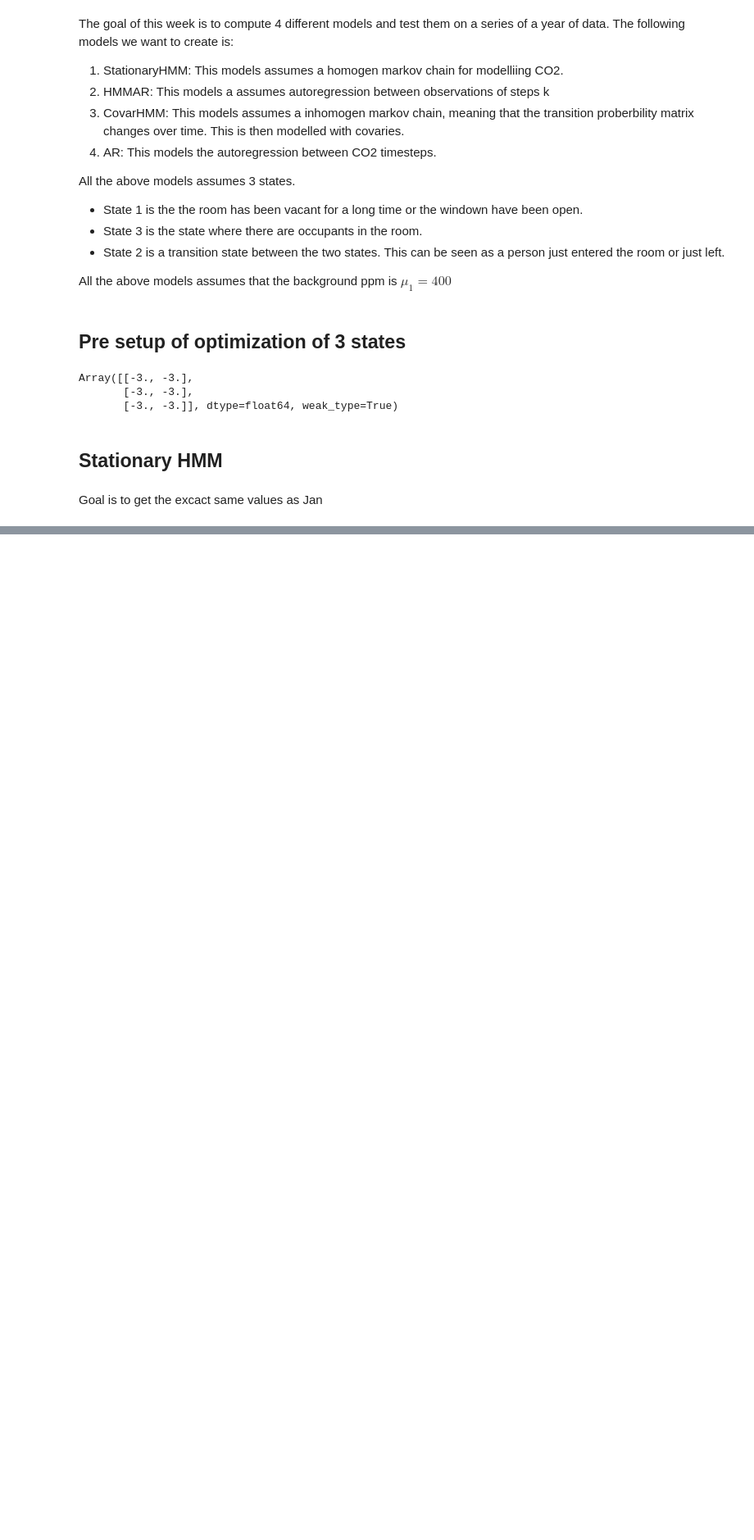
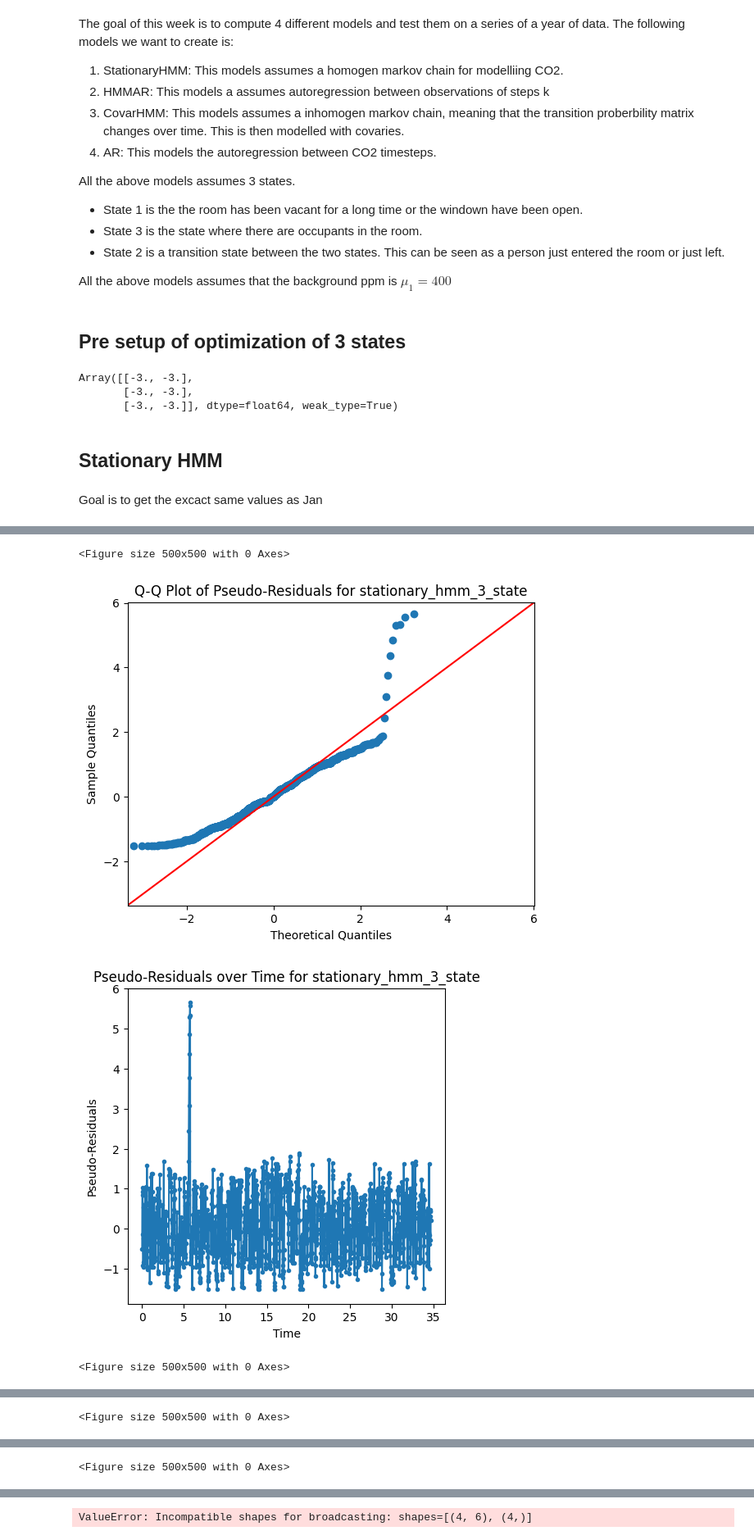
Before and after one commit to Maccen26/hmm-project, a Jupyter notebook: week2.ipynb, the cells around one changed output, grey strips where cells are left out. Shown at 82% size. Cells and saved outputs as stored; diff of their text form; code cells hidden in the pictures; blank space fills up the shorter version.

```diff
--- a/week2.ipynb
+++ b/week2.ipynb
@@ -98,13 +102,15 @@ from src.optim.loss import negative_log_likelihood
 import time
 
 
-MODEL_TYPE = "stationary_hmm"
-model = StationaryHMM(mu=mu0, log_sigma=log_sigma0, transition_logits=tgamma0)
+MODEL_TYPE = "stationary_hmm_3_state"
+#INIT OF PROFESSOR'S 3 STATE HMM PARAMS
+mu0, log_sigma0, tgamma0 = professor_init_3state_hmm_params()
+model3 = StationaryHMM(mu=mu0, log_sigma=log_sigma0, transition_logits=tgamma0)
 
 
 ### OPTIMIZATION
 
-optimizer = LFBGSOptimizer(loss_fn=negative_log_likelihood, model=model)
+optimizer = LFBGSOptimizer(loss_fn=negative_log_likelihood, model=model3)
 
 start_time = time.time()
 opt_model = optimizer.run(y)
@@ -112,7 +118,15 @@ end_time = time.time()
 
 print(f"Optimization for {MODEL_TYPE} took {end_time - start_time:.2f} seconds.")
 
-opt_model_dict[MODEL_TYPE] = opt_model
+
+model_dict[idx] = {
+    "name": MODEL_TYPE,
+    "model": opt_model,
+    "loss": negative_log_likelihood(opt_model, y),
+    "X": None
+}
+
+idx += 1
 
 loss = negative_log_likelihood(opt_model, y)
 print(f"Negative Log Likelihood for {MODEL_TYPE}: {loss:.4f}")
@@ -121,0 +468,33 @@ Negative Log Likelihood for stationary_hmm: 10601.6892
+# %%
+import matplotlib.pyplot as plt
+import statsmodels.api as sm
+
+time = df["Time"].values
+
+
+
+for model_id in model_dict.keys():
+
+    model = model_dict[model_id]["model"]  # Get the optimized model
+    name = model_dict[model_id]["name"]
+    X = model_dict[model_id]["X"]
+    pseudo_residuals = model.pseudo_residuals(y, X)   # needs yt[:, None] fix
+
+    #Plotting
+
+    plt.figure(figsize=(5, 5))
+    sm.qqplot(pseudo_residuals, line='45')
+    plt.title(f"Q-Q Plot of Pseudo-Residuals for {name}")
+    plt.show()
+
+    plt.figure(figsize=(5, 5))
+    plt.plot(time, pseudo_residuals, marker='o', linestyle='-', markersize=3)
+    plt.title(f"Pseudo-Residuals over Time for {name}")
+    plt.xlabel("Time")
+    plt.ylabel("Pseudo-Residuals")
+    plt.show()
+# %% [output]
+<Figure size 500x500 with 0 Axes>
+[figure, added]
+[figure, added]
+<Figure size 500x500 with 0 Axes>
@@ -121,0 +503 @@ Negative Log Likelihood for stationary_hmm: 10601.6892
+<Figure size 500x500 with 0 Axes>
@@ -121,0 +506 @@ Negative Log Likelihood for stationary_hmm: 10601.6892
+<Figure size 500x500 with 0 Axes>
@@ -121,0 +509 @@ Negative Log Likelihood for stationary_hmm: 10601.6892
+ValueError: Incompatible shapes for broadcasting: shapes=[(4, 6), (4,)]
```
Also changed, not shown: parts of 25 cells of this notebook, 9 other files.
